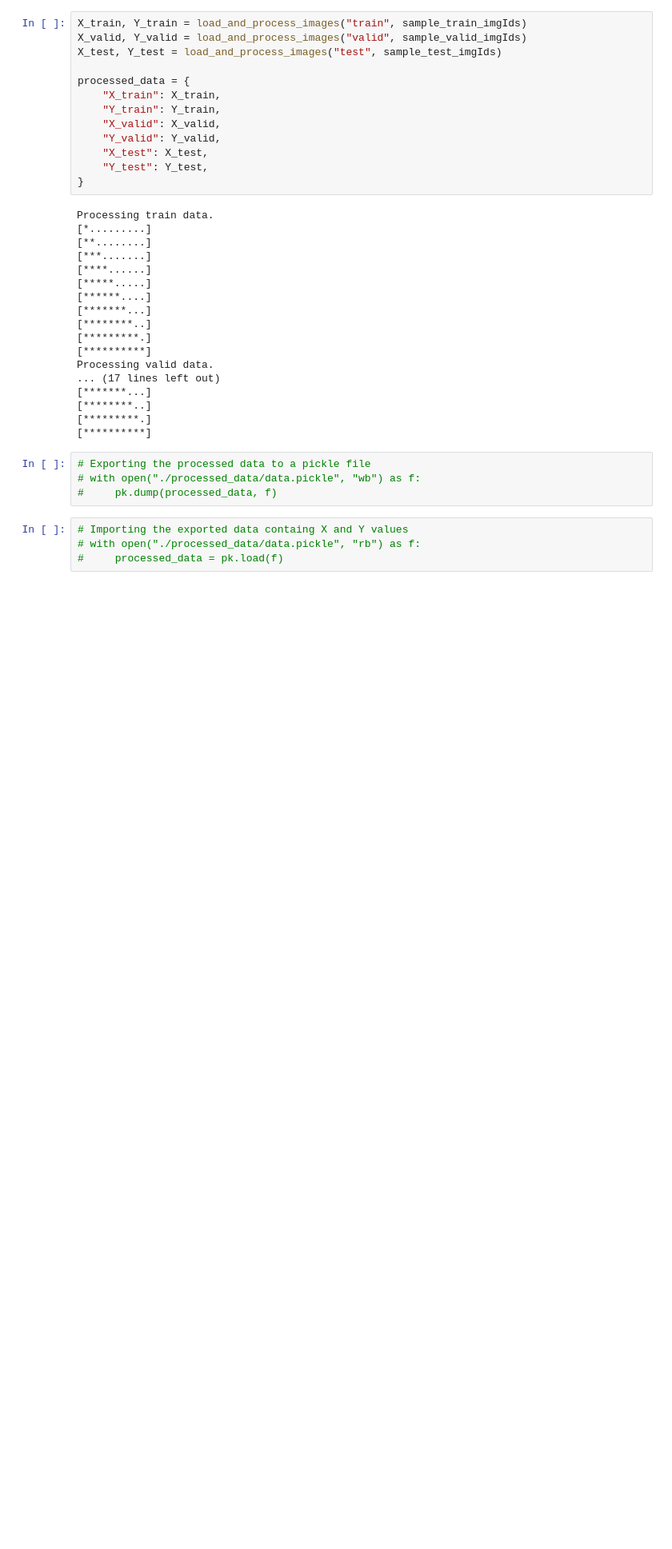
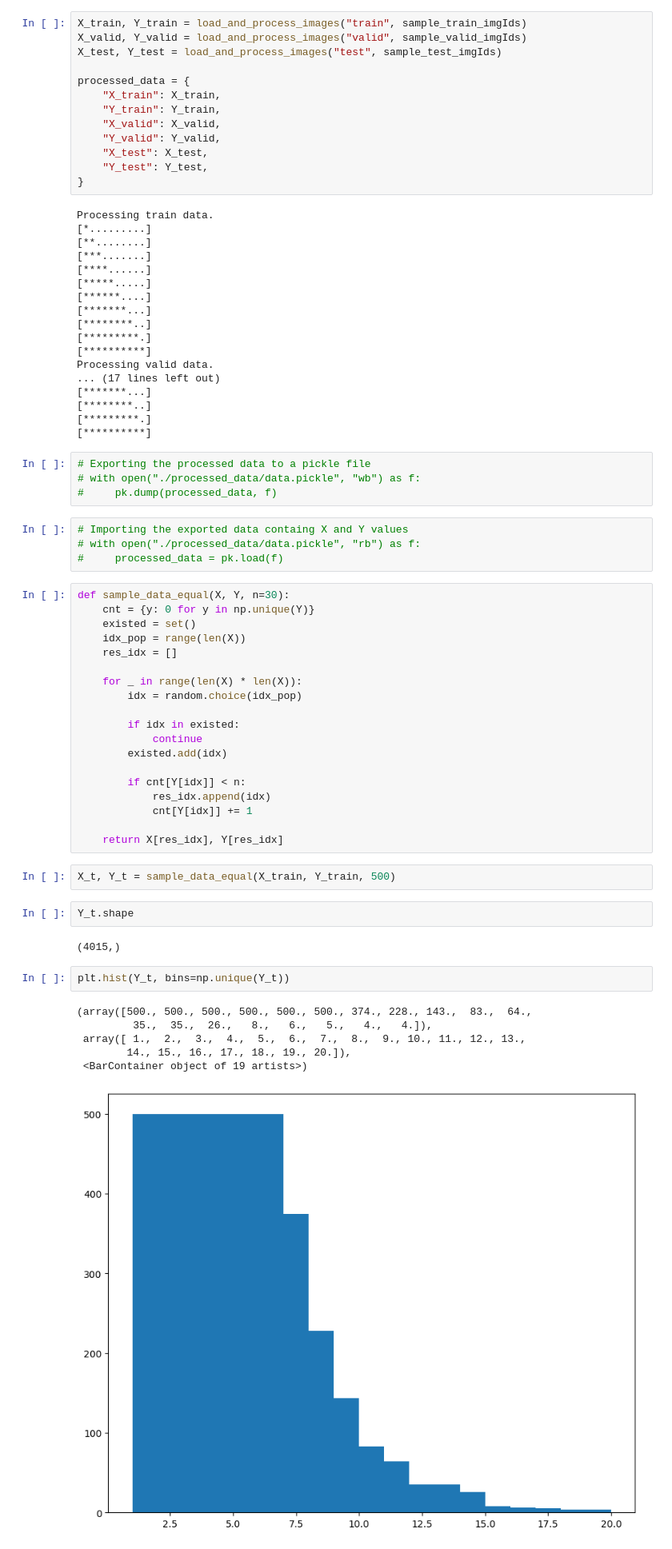
Before and after one commit to lehoangchibach/people_detection, a Jupyter notebook: process_data.ipynb, the cells around one changed output. Shown at 80% size. Saved outputs shown, nothing was run; the diff lists cells and outputs as text; blank space fills up the shorter version.

```diff
--- a/process_data.ipynb
+++ b/process_data.ipynb
@@ -187,3 +214,37 @@ Processing valid data.
 # Importing the exported data containg X and Y values
 # with open("./processed_data/data.pickle", "rb") as f:
 #     processed_data = pk.load(f)
+# %%
+def sample_data_equal(X, Y, n=30):
+    cnt = {y: 0 for y in np.unique(Y)}
+    existed = set()
+    idx_pop = range(len(X))
+    res_idx = []
+
+    for _ in range(len(X) * len(X)):
+        idx = random.choice(idx_pop)
+
+        if idx in existed:
+            continue
+        existed.add(idx)
+
+        if cnt[Y[idx]] < n:
+            res_idx.append(idx)
+            cnt[Y[idx]] += 1
+
+    return X[res_idx], Y[res_idx]
+# %%
+X_t, Y_t = sample_data_equal(X_train, Y_train, 500)
+# %%
+Y_t.shape
+# %% [output]
+(4015,)
+# %%
+plt.hist(Y_t, bins=np.unique(Y_t))
+# %% [output]
+(array([500., 500., 500., 500., 500., 500., 374., 228., 143.,  83.,  64.,
+         35.,  35.,  26.,   8.,   6.,   5.,   4.,   4.]),
+ array([ 1.,  2.,  3.,  4.,  5.,  6.,  7.,  8.,  9., 10., 11., 12., 13.,
+        14., 15., 16., 17., 18., 19., 20.]),
+ <BarContainer object of 19 artists>)
+[figure, added]
```
Also changed, not shown: parts of 6 cells of this notebook, 11 other files.
